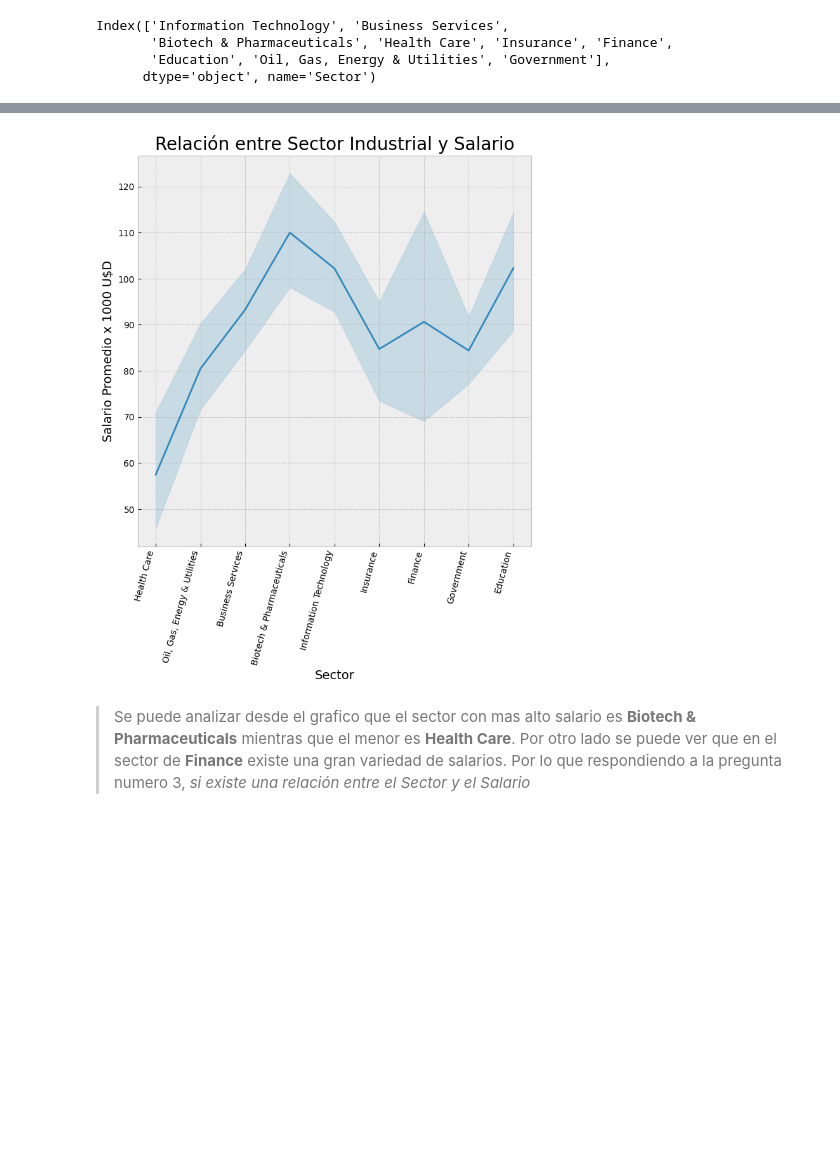
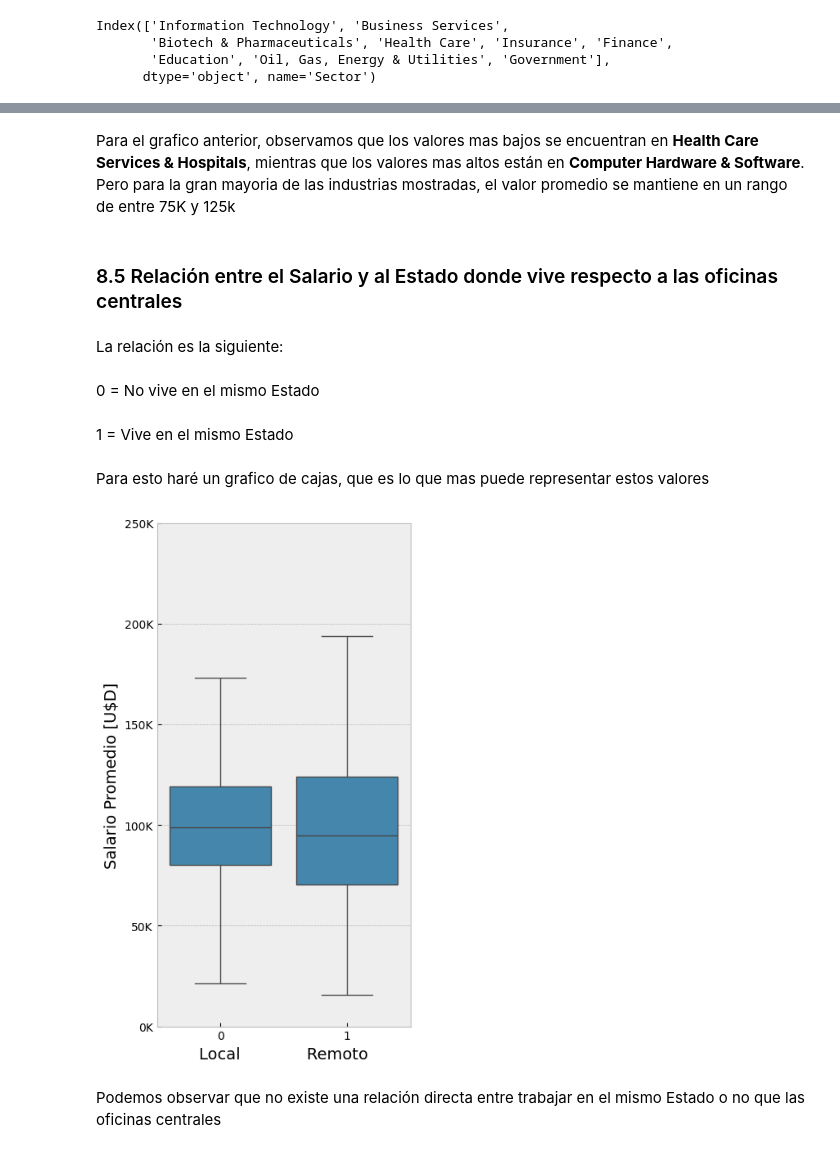
Before and after one commit to SirixG/Python, a Jupyter notebook: Primera_Entrega/ProyectoDS_ParteI_Dente.ipynb, the cells around one changed output, grey strips where cells are left out. Drawn from its saved outputs; the diff is of its cells as text; code cells hidden in the pictures; blank space fills up the shorter version.

Commit message:
Entrega Final

```diff
--- a/Primera_Entrega/ProyectoDS_ParteI_Dente.ipynb
+++ b/Primera_Entrega/ProyectoDS_ParteI_Dente.ipynb
@@ -297,3 +299,31 @@ Index(['Information Technology', 'Business Services',
        'Biotech & Pharmaceuticals', 'Health Care', 'Insurance', 'Finance',
        'Education', 'Oil, Gas, Energy & Utilities', 'Government'],
       dtype='object', name='Sector')
+# %%
+fig, ax = plt.subplots(figsize=(15,8))
+
+# Agrupa los datos de 'avg_salary' por 'Sector' y pásalos como listas para violinplot
+sector_labels = df_filtrado2['Sector'].unique()
+salary_data = [df_filtrado2[df_filtrado2['Sector'] == sector]['avg_salary'].values for sector in sector_labels]
+
+violins = ax.violinplot(salary_data, showmeans=True, showmedians=False, showextrema=True)
+
+for violin in violins['bodies']:
+    violin.set_facecolor('green')
+    violin.set_edgecolor('black')
+    violin.set_alpha(0.5)
+
+# Ajusta las etiquetas del eje x a los sectores
+ax.set_xticks(range(1, len(sector_labels) + 1))
+ax.set_xticklabels(sector_labels, rotation=75, ha='right')
+
+plt.title('Relación entre Sector y Salario', fontsize=20)
+plt.xlabel('Sector', fontsize=14)
+plt.ylabel('Salario Promedio U$D', fontsize=14)
+
+# Define los ticks actuales del eje y (puedes ajustar según tus datos)
+current_ticks = ax.get_yticks()
+plt.yticks(current_ticks, [f'{int(tick)}K' for tick in current_ticks])
+
+plt.ylim(0, 250)
+plt.show()
@@ -300,16 +373,29 @@ Index(['Information Technology', 'Business Services',
+# %% [markdown]
+Para el grafico anterior, observamos que los valores mas bajos se encuentran en **Health Care Services & Hospitals**, mientras que los valores mas altos están en **Computer Hardware & Software**. Pero para la gran mayoria de las industrias mostradas, el valor promedio se mantiene en un rango de entre 75K y 125k
+# %% [markdown]
+### 8.5 Relación entre el Salario y al Estado donde vive respecto a las oficinas centrales
+# %% [markdown]
+La relación es la siguiente:
+# %% [markdown]
+0 = No vive en el mismo Estado
+# %% [markdown]
+1 = Vive en el mismo Estado
+# %% [markdown]
+Para esto haré un grafico de cajas, que es lo que mas puede representar estos valores
 # %%
-plt.figure(figsize=(8,8))
-sns.lineplot(data = df_filtrado2,
-             x = 'Sector',
-             y = 'avg_salary')
-plt.title('Relación entre Sector Industrial y Salario', fontsize=20)
-plt.xlabel('Sector', fontsize=14)
-plt.ylabel('Salario Promedio x 1000 U$D', fontsize=14)
+plt.figure(figsize=(4,8))
+df['python_yn'] = df['same_state'].replace({0: 'Si', 1: 'No'})
+sns.boxplot(data = df,
+            x = 'same_state',
+            y = 'avg_salary',
+            showfliers = False)
 
-plt.xticks(rotation=75, ha='right')
 
+plt.xlabel('Local             Remoto', fontsize=14)
+plt.ylabel('Salario Promedio [U$D]', fontsize=14)
+plt.yticks(current_ticks, [f'{int(tick)}K' for tick in current_ticks])
 plt.show()
 # %% [output]
-[figure, old version]
+[figure, new version]
-# %% [markdown]
-> Se puede analizar desde el grafico que el sector con mas alto salario es **Biotech & Pharmaceuticals** mientras que el menor es **Health Care**. Por otro lado se puede ver que en el sector de **Finance** existe una gran variedad de salarios. Por lo que respondiendo a la pregunta numero 3, *si existe una relación entre el Sector y el Salario*
+# %% [markdown]
+Podemos observar que no existe una relación directa entre trabajar en el mismo Estado o no que las oficinas centrales
```
Also changed, not shown: parts of 27 cells of this notebook.
